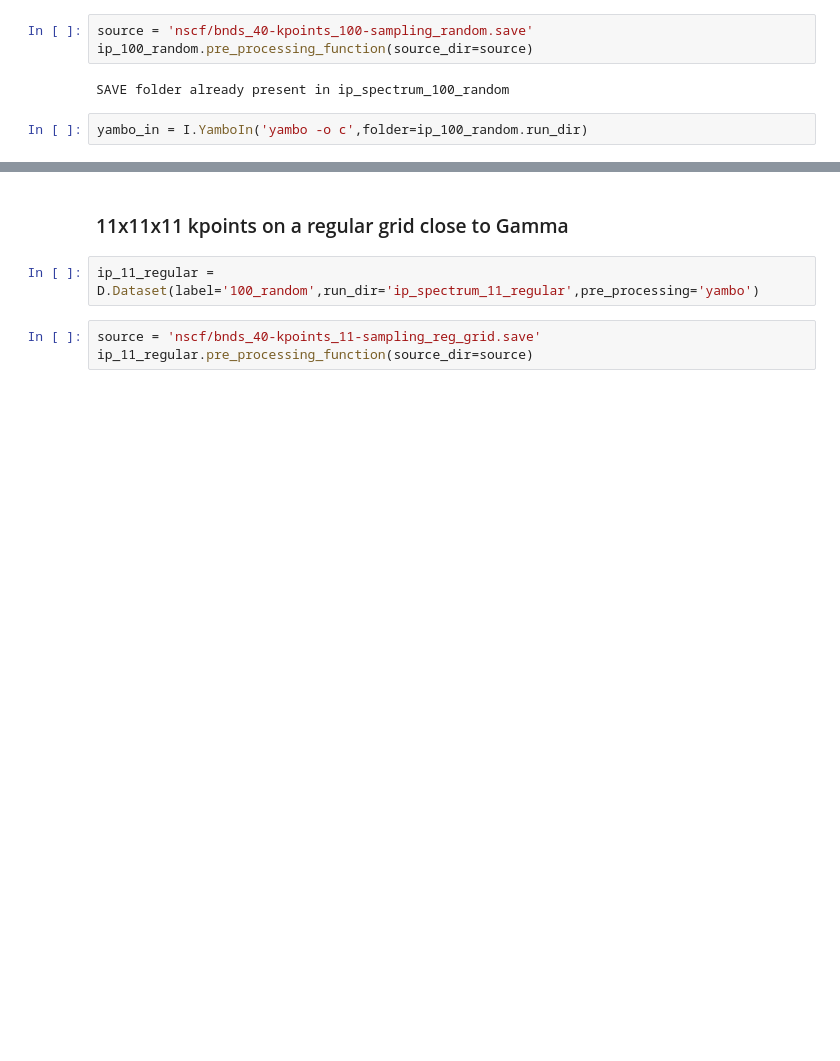
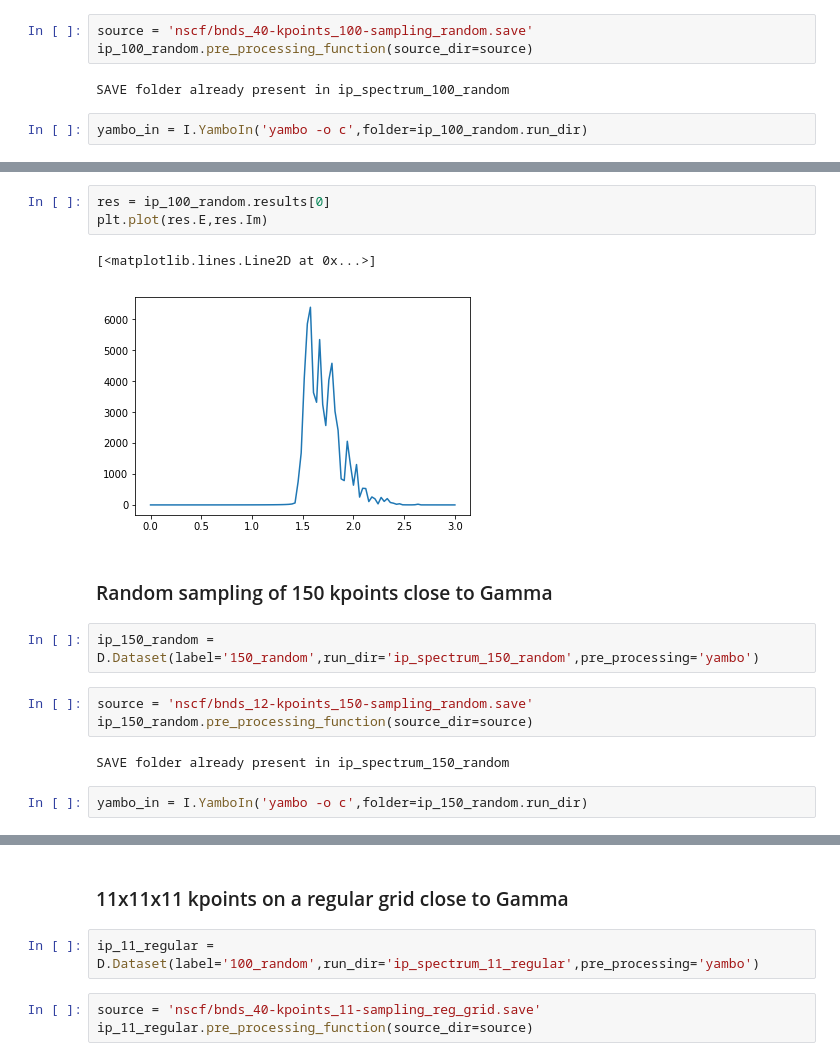
Before and after one commit to marcodalessandro76/Generation-and-decay-of-the-degree-of-spin-polarization-in-GaAs, a Jupyter notebook: Absorption_spectrum_ip.ipynb, the cells around one changed output, grey strips where cells are left out. Drawn from its saved outputs; the diff is of its cells as text; blank space fills up the shorter version.

```diff
--- a/Absorption_spectrum_ip.ipynb
+++ b/Absorption_spectrum_ip.ipynb
@@ -194 +200,18 @@ skip the computation for : absorption_ip.in
 parse file : ip_spectrum_100_random/absorption_ip/o-absorption_ip.eps_q1_ip
+# %%
+res = ip_100_random.results[0]
+plt.plot(res.E,res.Im)
+# %% [output]
+[<matplotlib.lines.Line2D at 0x...>]
+[figure, added]
+# %% [markdown]
+### Random sampling of 150 kpoints close to Gamma
+# %%
+ip_150_random = D.Dataset(label='150_random',run_dir='ip_spectrum_150_random',pre_processing='yambo')
+# %%
+source = 'nscf/bnds_12-kpoints_150-sampling_random.save'
+ip_150_random.pre_processing_function(source_dir=source)
+# %% [output]
+SAVE folder already present in ip_spectrum_150_random
+# %%
+yambo_in = I.YamboIn('yambo -o c',folder=ip_150_random.run_dir)
```
Also changed, not shown: parts of 6 cells of this notebook, 3 other files.
